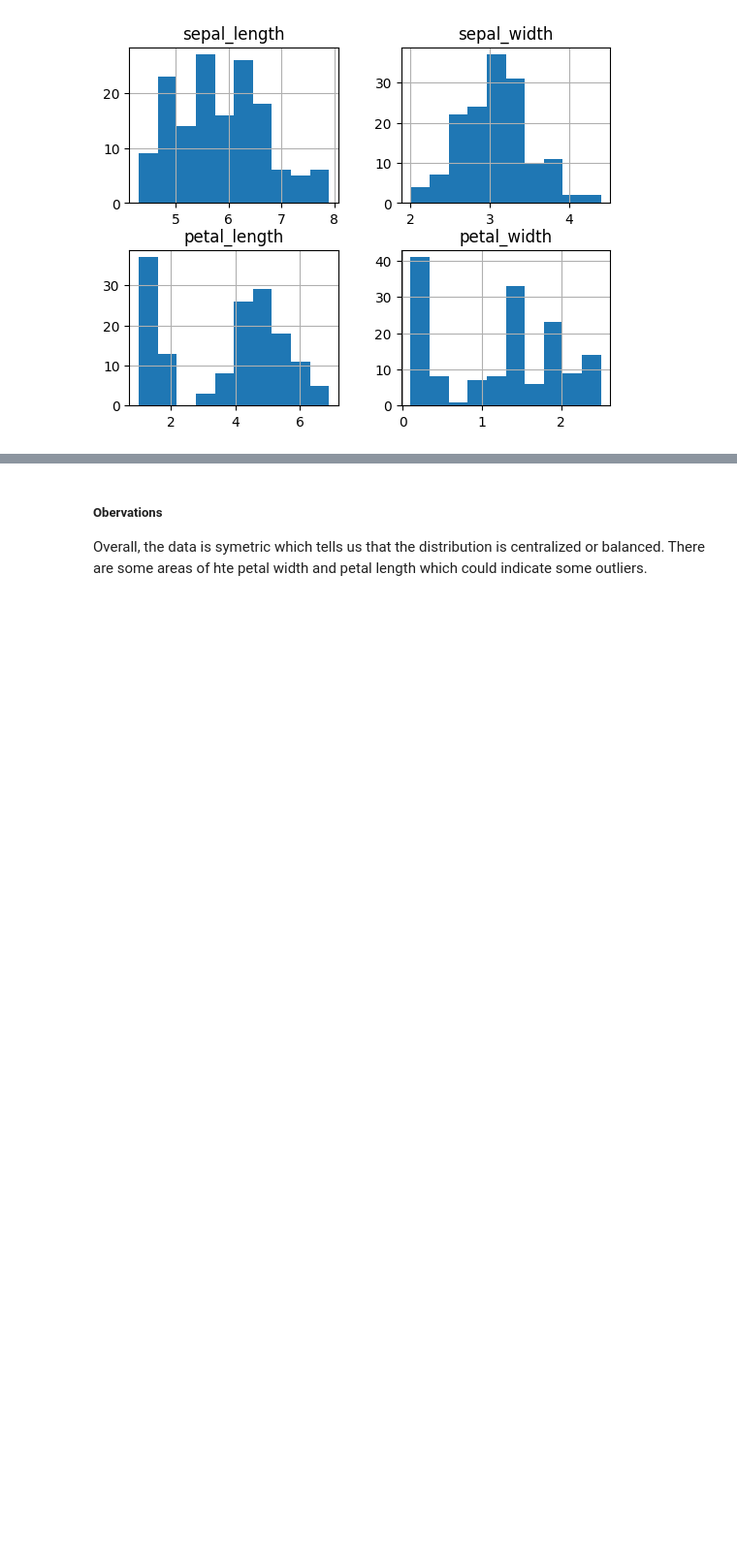
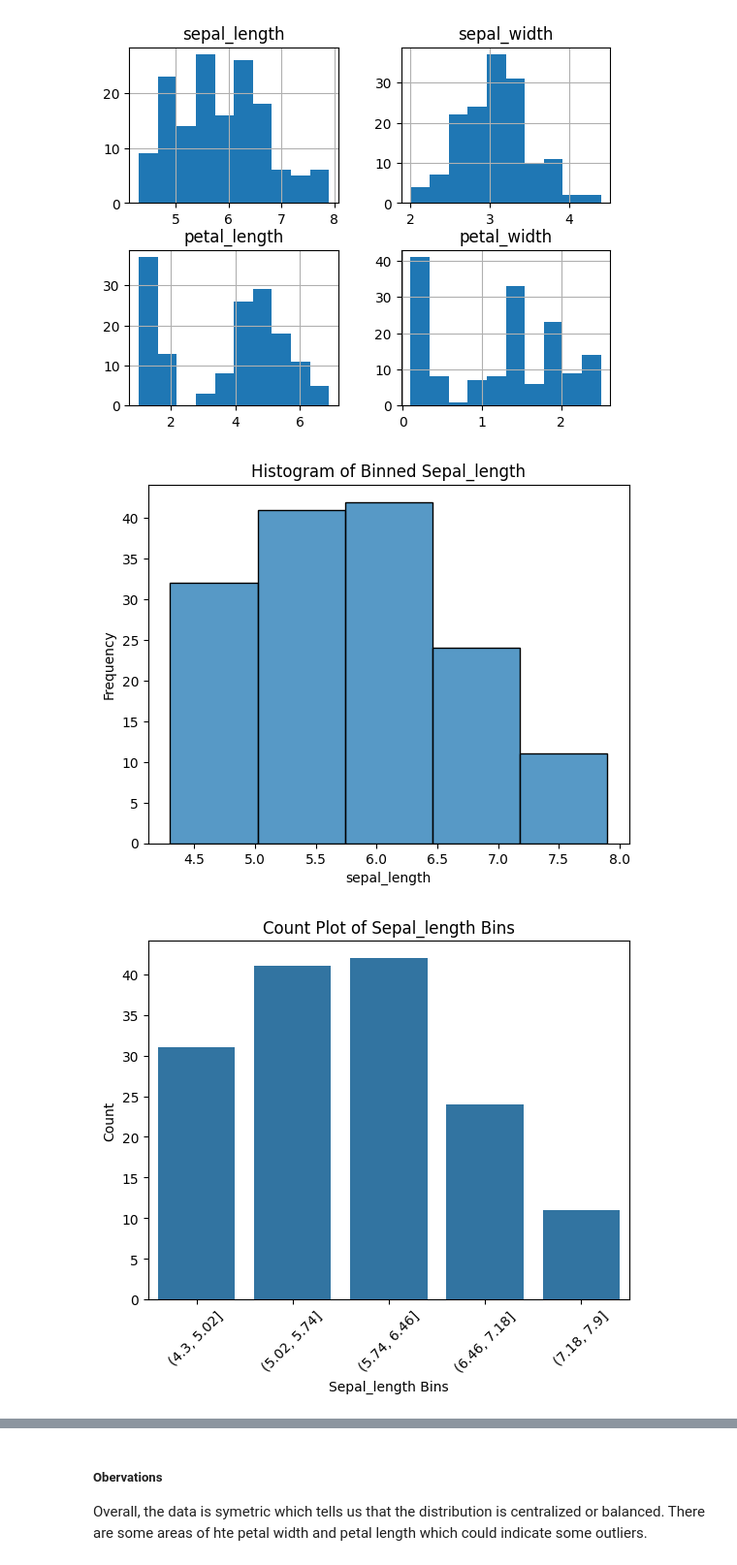
Before and after one commit to BethSpornitz/datafun-04-jupyter, a Jupyter notebook: bethspornitz_eda.ipynb, the cells around one changed output, grey strips where cells are left out. Shown at 97% size. Drawn from its saved outputs; the diff is of its cells as text; code cells hidden in the pictures; blank space fills up the shorter version.

```diff
--- a/bethspornitz_eda.ipynb
+++ b/bethspornitz_eda.ipynb
@@ -87,3 +103,42 @@ plt.show()
 # %% [output]
 [figure]
 [figure]
+# %%
+#Binning the datga
+
+import numpy as np
+
+# Load Iris dataset
+iris = sns.load_dataset('iris')
+
+# Function to calculate bins dynamically based on column range
+def create_bins(column, num_bins=5):
+    min_value = column.min()
+    max_value = column.max()
+    return np.linspace(min_value, max_value, num_bins + 1)
+
+# Loop through all numerical columns and apply binning with dynamic ranges
+for column in iris.select_dtypes(include=['float64', 'int64']).columns:
+    # Create dynamic bins for each column
+    bins = create_bins(iris[column], num_bins=5)
+
+    # Create a new column for the binned data
+    iris[f'{column} Binned'] = pd.cut(iris[column], bins=bins)
+
+    # Plot histogram
+    sns.histplot(data=iris, x=column, bins=bins, kde=False)
+    plt.xlabel(column)
+    plt.ylabel('Frequency')
+    plt.title(f'Histogram of Binned {column.capitalize()}')
+    plt.show()
+
+    # Plot count plot for the binned column
+    sns.countplot(data=iris, x=f'{column} Binned')
+    plt.xlabel(f'{column.capitalize()} Bins')
+    plt.ylabel('Count')
+    plt.title(f'Count Plot of {column.capitalize()} Bins')
+    plt.xticks(rotation=45)
+    plt.show()
+# %% [output]
+[figure, added]
+[figure, added]
```
Also changed, not shown: parts of 21 cells of this notebook, 1 other file.
